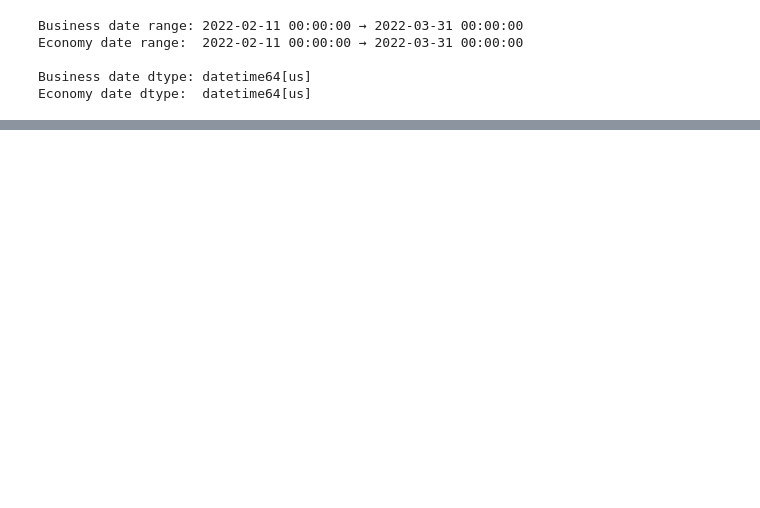
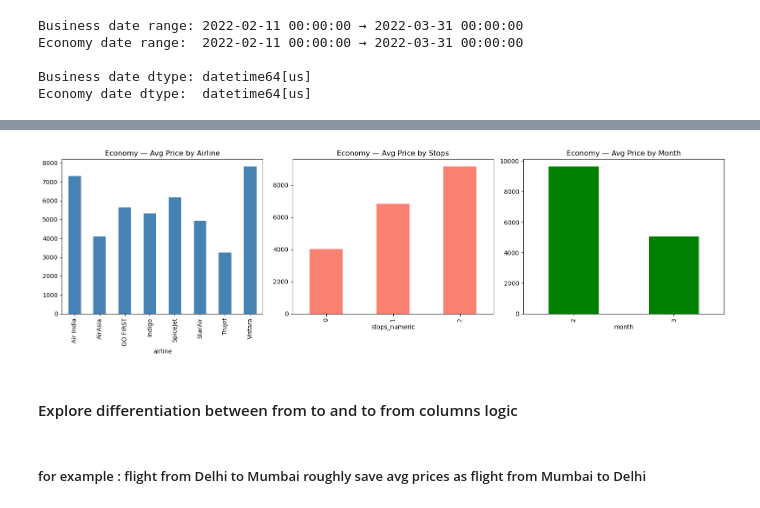
Before and after one commit to abdalrahmanalmahrouq/flight-price-predictor, a Jupyter notebook: notebooks/01_eda.ipynb, the cells around one changed output, grey strips where cells are left out. Cells and saved outputs as stored; diff of their text form; code cells hidden in the pictures; blank space fills up the shorter version.

```diff
--- a/notebooks/01_eda.ipynb
+++ b/notebooks/01_eda.ipynb
@@ -239,0 +480,20 @@ Economy date range:  2022-02-11 00:00:00 → 2022-03-31 00:00:00
+# %%
+fig, axes = plt.subplots(1, 3, figsize=(16, 5))
+
+economy.groupby('airline')['price'].mean().plot(kind='bar', ax=axes[0], color='steelblue')
+axes[0].set_title('Economy — Avg Price by Airline')
+
+economy.groupby('stops_numeric')['price'].mean().plot(kind='bar', ax=axes[1], color='salmon')
+axes[1].set_title('Economy — Avg Price by Stops')
+
+economy.groupby('month')['price'].mean().plot(kind='bar', ax=axes[2], color='green')
+axes[2].set_title('Economy — Avg Price by Month')
+
+plt.tight_layout()
+plt.show()
+# %% [output]
+[figure, added]
+# %% [markdown]
+#### Explore differentiation between from to and to from columns logic
+# %% [markdown]
+##### for example : flight from Delhi to Mumbai roughly save avg prices as flight from Mumbai to Delhi
```
Also changed, not shown: parts of 53 cells of this notebook.
